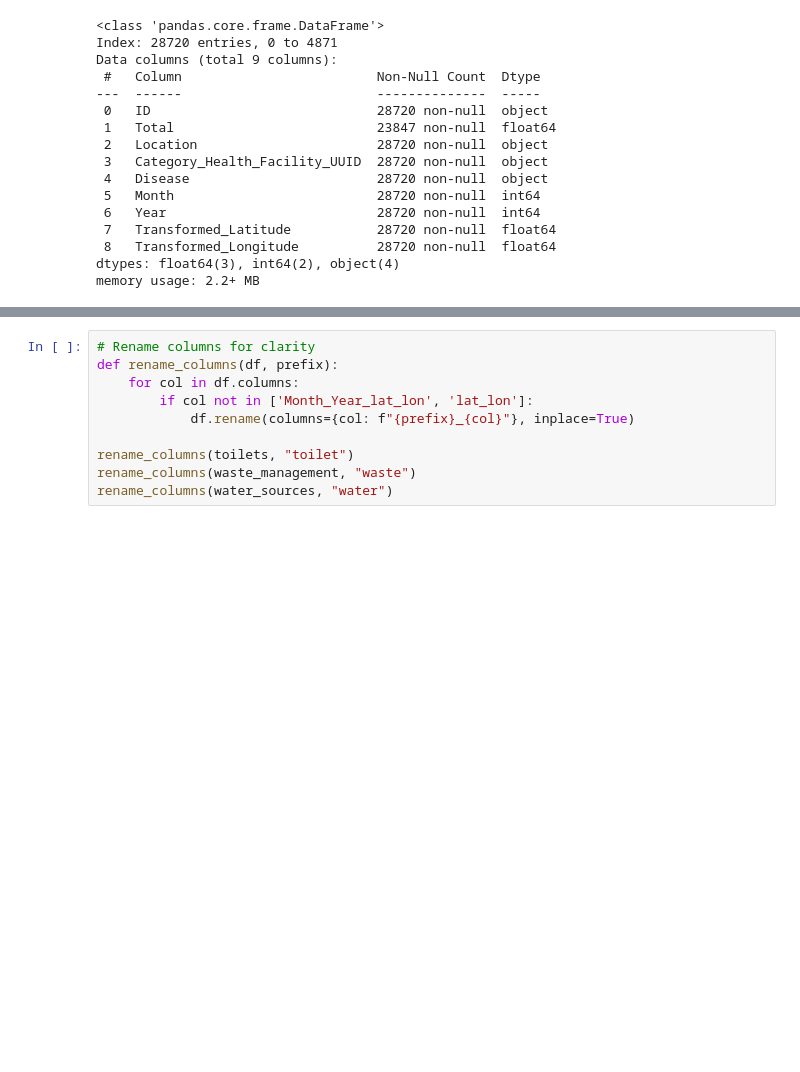
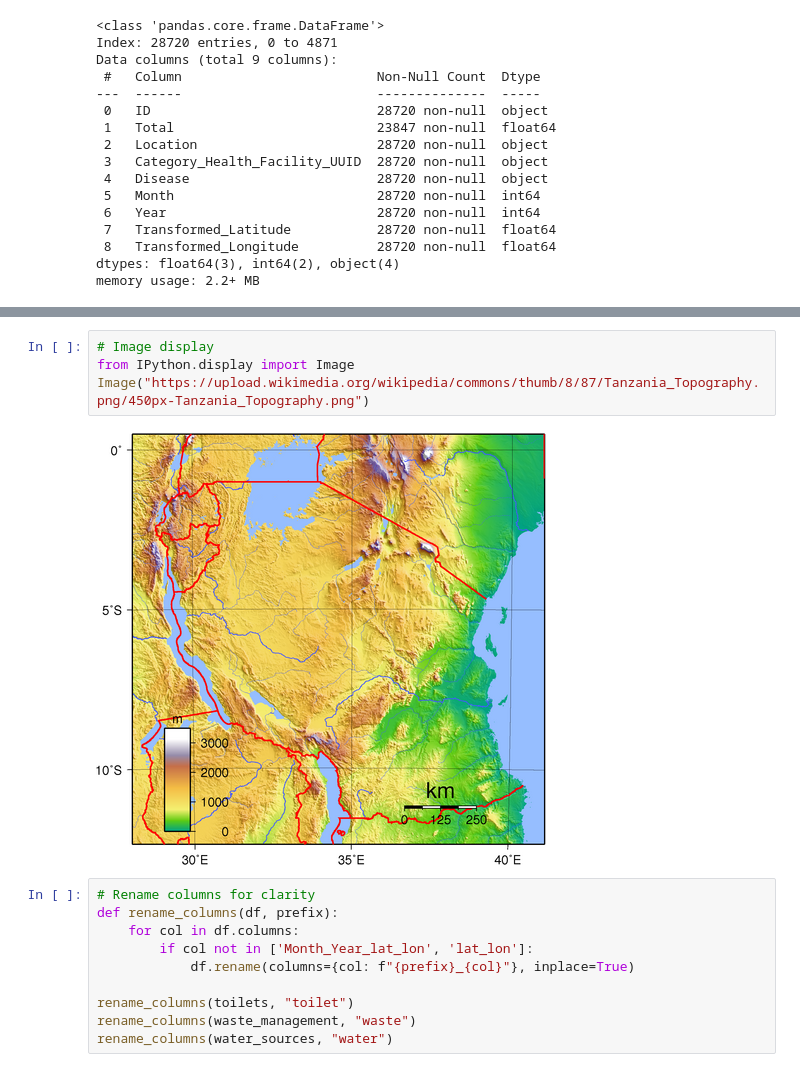
Before and after one commit to segnig/Zindi-Competitions, a Jupyter notebook: outsmarting-outbreaks-challenge/OutsmartingOutbreaks_StarterNotebook.ipynb, the cells around one changed output, grey strips where cells are left out. Cells and saved outputs as stored; diff of their text form; blank space fills up the shorter version.

```diff
--- a/outsmarting-outbreaks-challenge/OutsmartingOutbreaks_StarterNotebook.ipynb
+++ b/outsmarting-outbreaks-challenge/OutsmartingOutbreaks_StarterNotebook.ipynb
@@ -131,3 +223,9 @@ for df in [toilets, waste_management, water_sources]:
+# %%
+# Image display
+from IPython.display import Image
+Image("https://upload.wikimedia.org/wikipedia/commons/thumb/8/87/Tanzania_Topography.png/450px-Tanzania_Topography.png")
+# %% [output]
+[figure, added]
 # %%
 # Rename columns for clarity
 def rename_columns(df, prefix):
```
Also changed, not shown: parts of 45 cells of this notebook.
